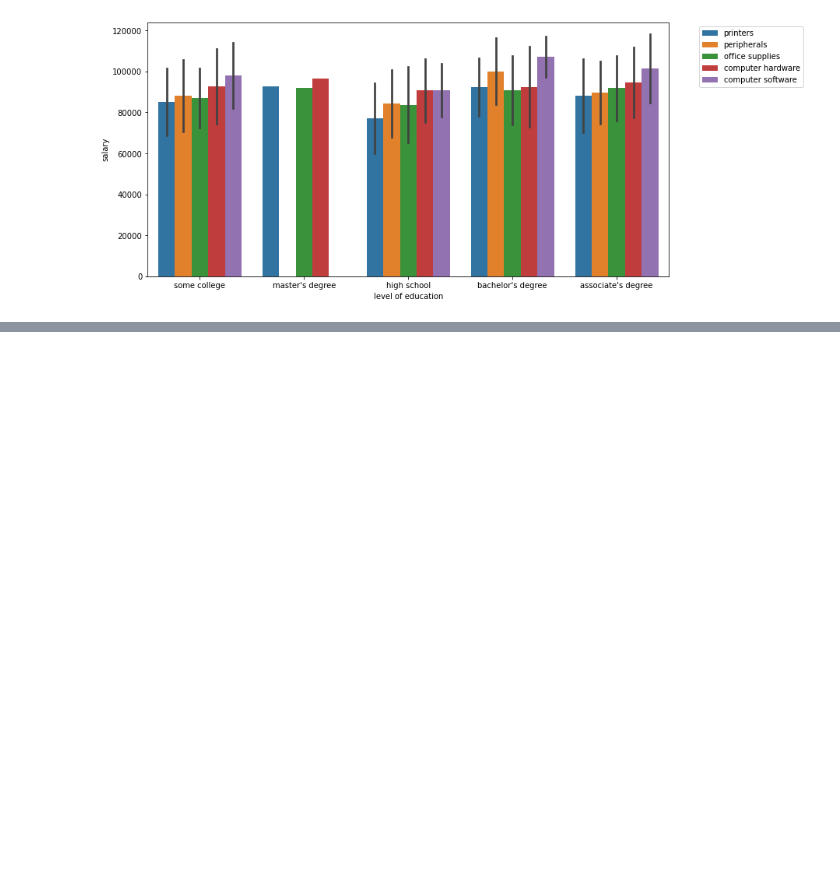
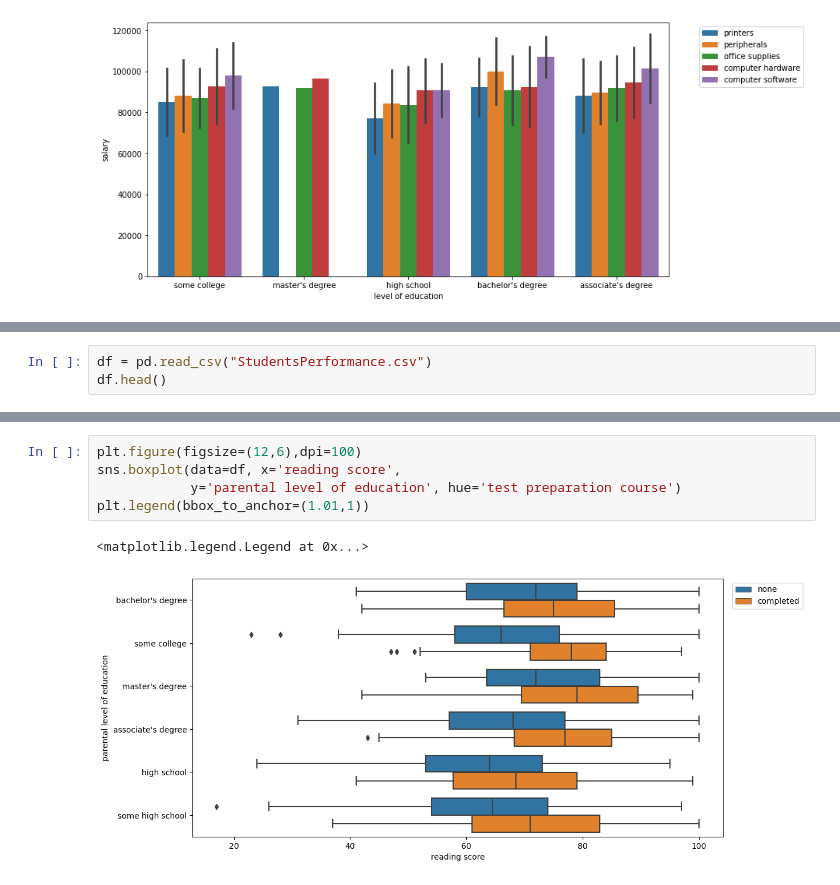
Before and after one commit to deepan-py/MLDS, a Jupyter notebook: SEABORN_/intro.ipynb, the cells around one changed output, grey strips where cells are left out. Saved outputs shown, nothing was run; the diff lists cells and outputs as text; blank space fills up the shorter version.

```diff
--- a/SEABORN_/intro.ipynb
+++ b/SEABORN_/intro.ipynb
@@ -111,0 +124,3 @@ plt.legend(bbox_to_anchor=(1.05,1))
+# %%
+df = pd.read_csv("StudentsPerformance.csv")
+df.head()
@@ -111,0 +134,8 @@ plt.legend(bbox_to_anchor=(1.05,1))
+# %%
+plt.figure(figsize=(12,6),dpi=100)
+sns.boxplot(data=df, x='reading score',
+            y='parental level of education', hue='test preparation course')
+plt.legend(bbox_to_anchor=(1.01,1))
+# %% [output]
+<matplotlib.legend.Legend at 0x...>
+[figure, added]
```
Also changed, not shown: parts of 21 cells of this notebook, 8 other files.
